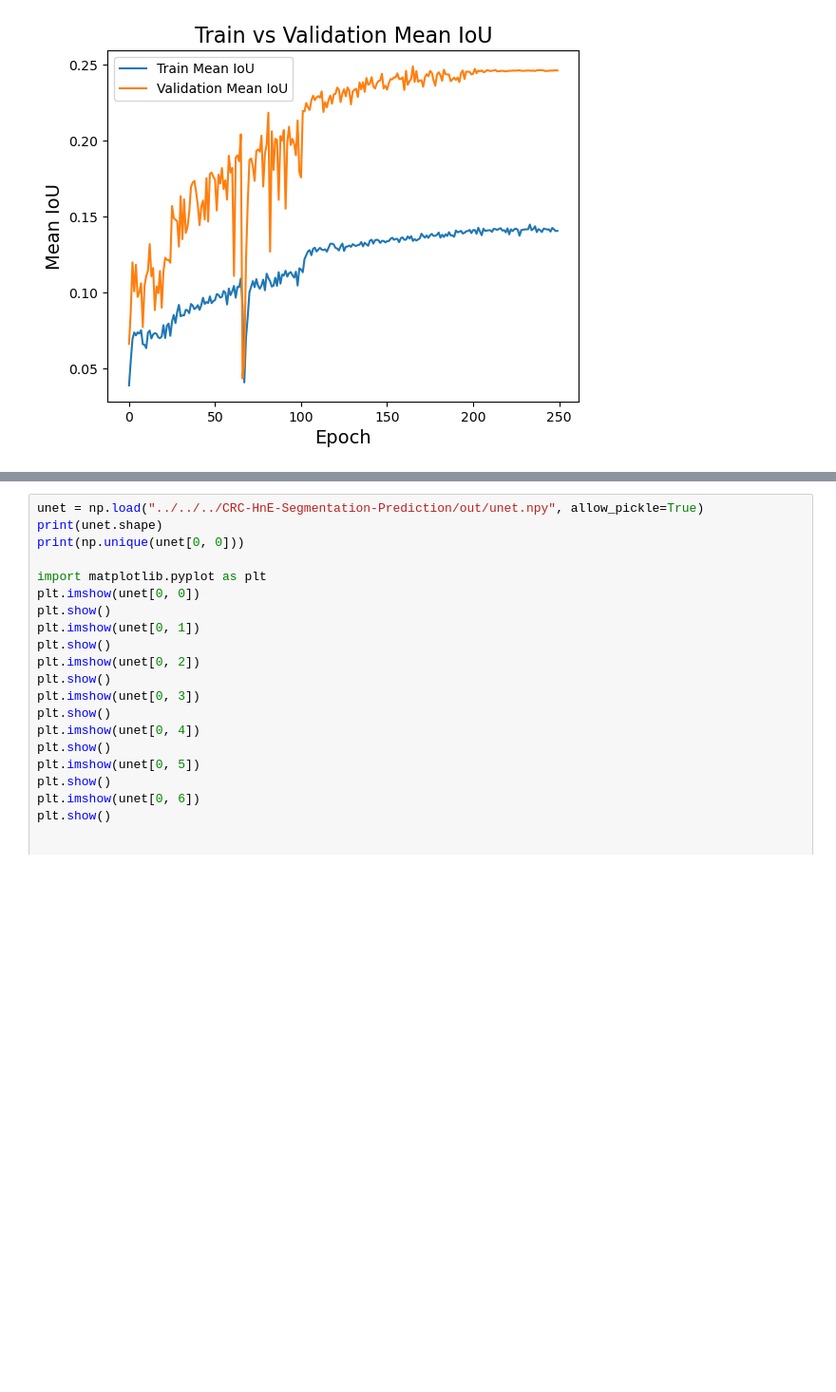
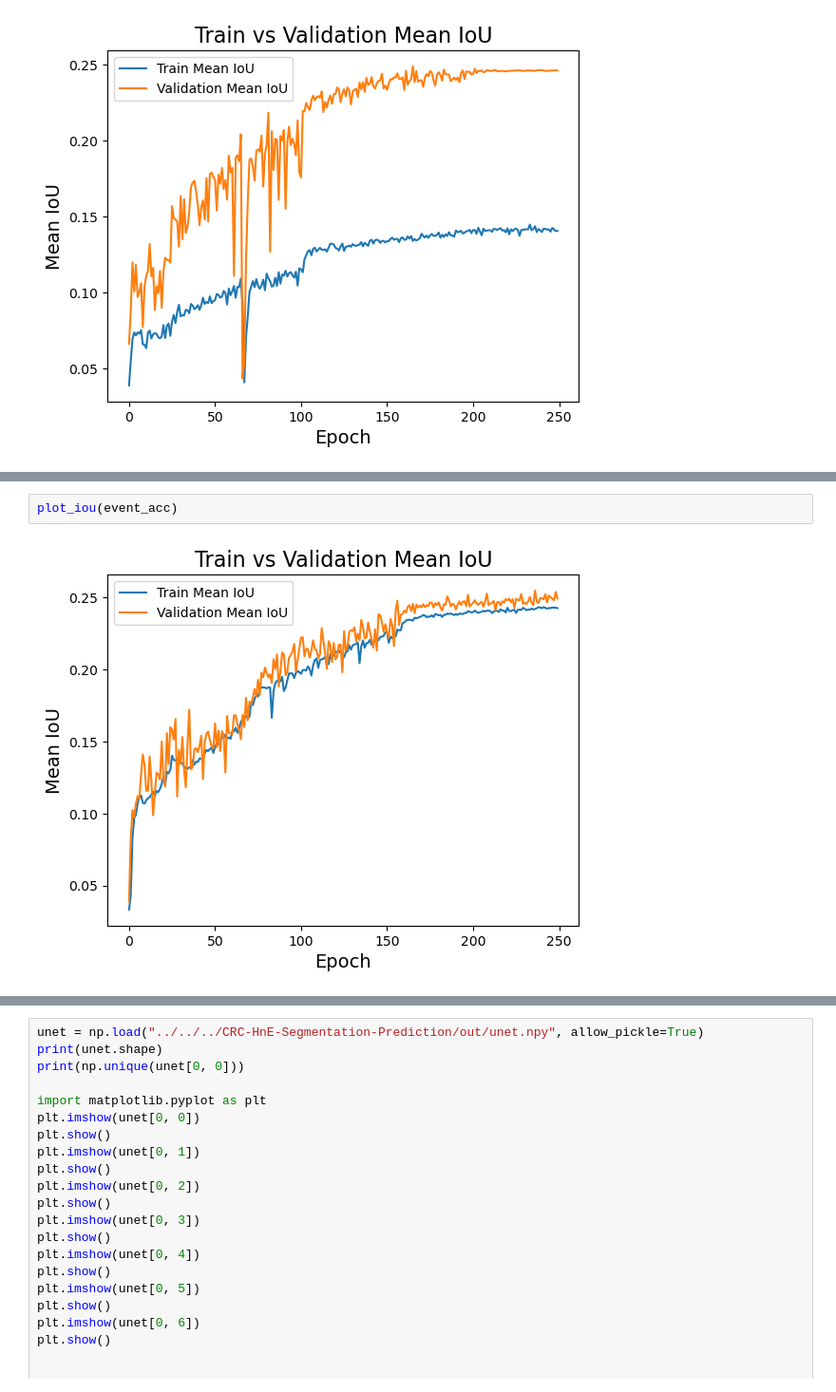
Before and after one commit to tckumarasekara/CRC-HnE-Segmentation-Training, a Jupyter notebook: histology_segmentation_training/dev/unext_plots.ipynb, the cells around one changed output, grey strips where cells are left out. Shown at 95% size. Saved outputs shown, nothing was run; the diff lists cells and outputs as text; blank space fills up the shorter version.

```diff
--- a/histology_segmentation_training/dev/unext_plots.ipynb
+++ b/histology_segmentation_training/dev/unext_plots.ipynb
@@ -151,0 +229,4 @@ plot_iou(event_acc)
+# %%
+plot_iou(event_acc)
+# %% [output]
+[figure, added]
```
Also changed, not shown: parts of 5 cells of this notebook, 2 other files.
